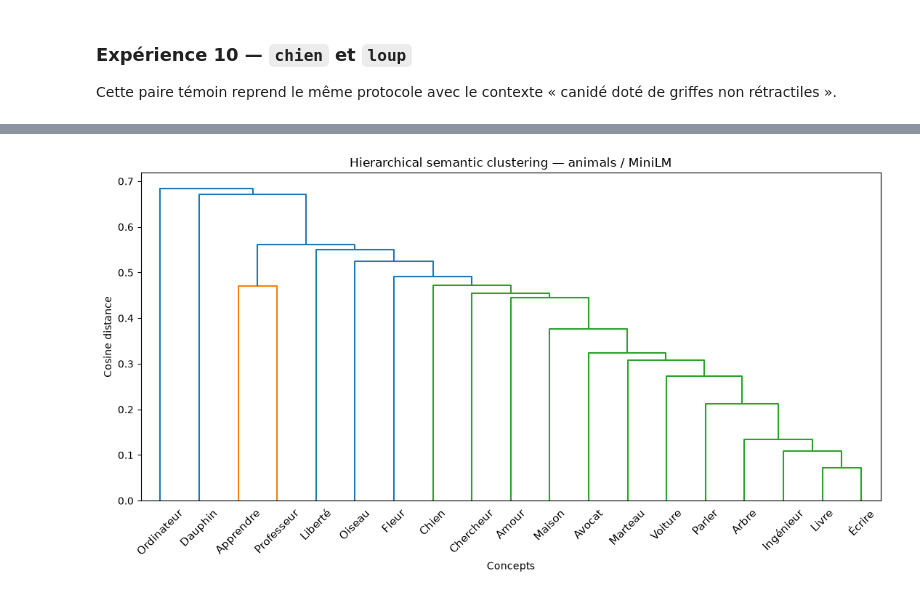
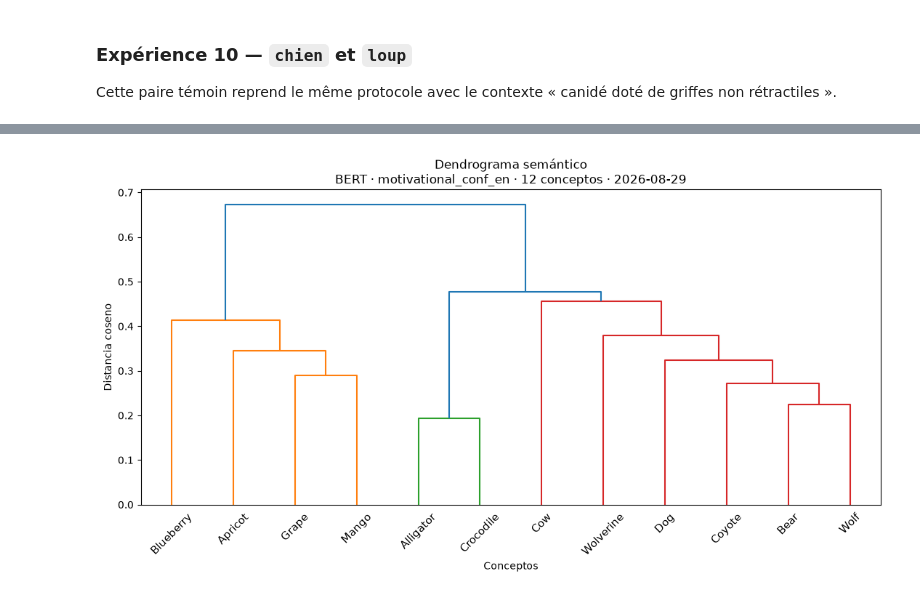
Before and after one commit to TintinDeBrest/LLM-Visual-Explorer, a Jupyter notebook: notebooks/LlmExpl_Context_lab.ipynb, the cells around one changed output, grey strips where cells are left out. Saved outputs shown, nothing was run; the diff lists cells and outputs as text; code cells hidden in the pictures.

```diff
--- a/notebooks/LlmExpl_Context_lab.ipynb
+++ b/notebooks/LlmExpl_Context_lab.ipynb
@@ -826,7 +773,7 @@ import pandas as pd
 # ------------------------------------------------------------
 
 folder = Path(
-    r"C:\Users\pefsy\Projects\LLM-Visual-Explorer\notebooks\explorations\super_scenario_fr\MiniLM"
+    r"C:\Users\Phil\Projects\LLM-Visual-Explorer\notebooks\explorations\super_scenario_3cat_fr_30\MiniLM"
 )
 
 CSV_PATH = max(
@@ -963,25 +2456,26 @@ Note: you may need to restart the kernel to use updated packages.
 # %%
 # ============================================================
-# EXPERIMENT — Hierarchical semantic clustering
-# Step 2: dendrogram from cosine distances
+# EXPERIMENT — Grim semantic map
+# Step 2: hierarchical clustering
 # ============================================================
 
 import matplotlib.pyplot as plt
+import pandas as pd
 
-from scipy.cluster.hierarchy import linkage, dendrogram
+from scipy.cluster.hierarchy import linkage, dendrogram, fcluster
 from scipy.spatial.distance import squareform
+from sklearn.metrics import adjusted_rand_score
 
 
 # ------------------------------------------------------------
-# 1 — Convert similarities to distances
+# 1 — Convert similarities to cosine distances
 # ------------------------------------------------------------
 
 distance_matrix = 1 - similarity_matrix
 
 
 # ------------------------------------------------------------
-# 2 — Convert square matrix to condensed form
-#     required by scipy linkage()
+# 2 — Convert to condensed form
 # ------------------------------------------------------------
 
 condensed_distances = squareform(
@@ -990,34 +2484,38 @@ condensed_distances = squareform(
 )
 
 
 # ------------------------------------------------------------
 # 3 — Hierarchical clustering
 # ------------------------------------------------------------
 
 Z = linkage(
     condensed_distances,
     method="average",
 )
 
 
 # ------------------------------------------------------------
 # 4 — Dendrogram
 # ------------------------------------------------------------
 
 plt.figure(figsize=(11, 6))
 
 dendrogram(
     Z,
     labels=concepts,
     leaf_rotation=45,
     leaf_font_size=11,
 )
 
-plt.title("Hierarchical semantic clustering — animals / MiniLM")
-plt.ylabel("Cosine distance")
-plt.xlabel("Concepts")
+plt.title(
+    f"Dendrograma semántico\n"
+    f"{model_alias} · {scenario_name} · {len(concepts)} conceptos · {run_date}"
+)
+
+plt.ylabel("Distancia coseno")
+plt.xlabel("Conceptos")
 
 plt.tight_layout()
 plt.show()
 # %% [output]
-[figure, old version]
+[figure, new version]
```
Also changed, not shown: parts of 27 cells of this notebook, 15 other files.
